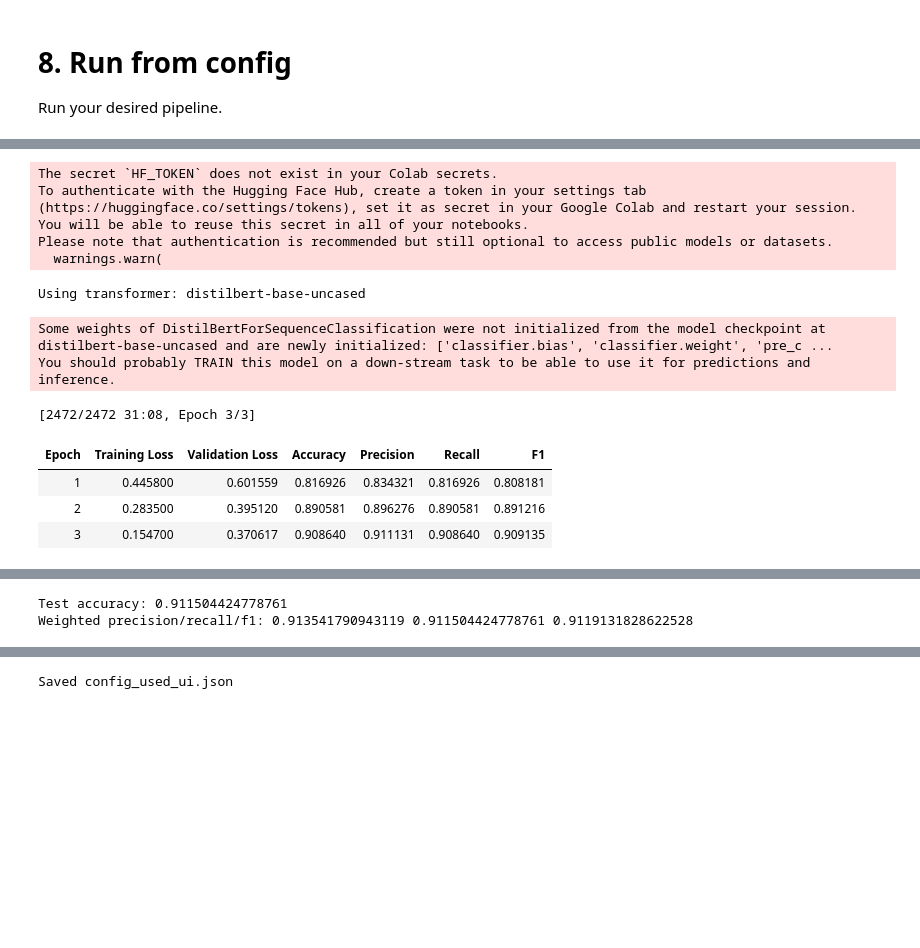
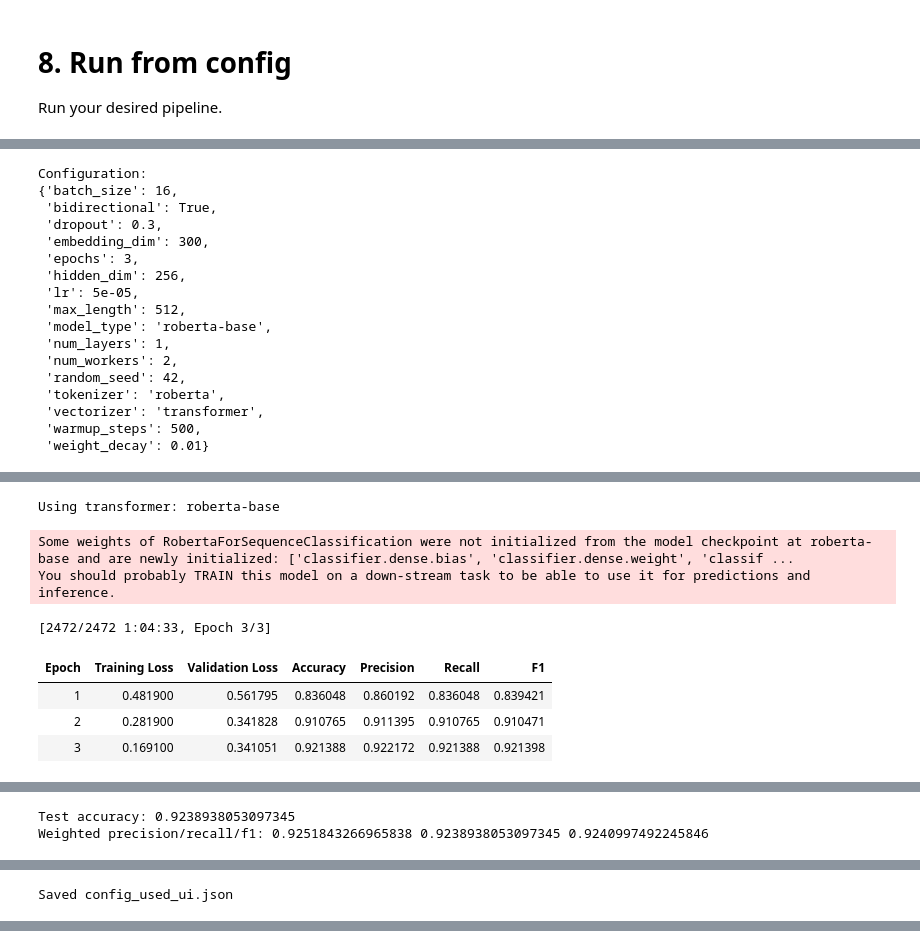
Before and after one commit to broistg/ML-Assignment-DNAC1, a Jupyter notebook: notebooks/BTL2_deep_learning.ipynb, the cells around one changed output, grey strips where cells are left out. Saved outputs shown, nothing was run; the diff lists cells and outputs as text; code cells hidden in the pictures; blank space fills up the shorter version.

Commit message:
remove DL comparison + Train RoBERTa

```diff
--- a/notebooks/BTL2_deep_learning.ipynb
+++ b/notebooks/BTL2_deep_learning.ipynb
@@ -274,8 +281,8 @@ Vocabulary size (stopwords removed): 170470
 ## 3.1.&nbsp;Train/Val/Test split with stratification
 # %%
 # Split dataset into train/val/test sets
-# X = dataset.data
-X = dataset_cleaned
+X = dataset.data
+# X = dataset_cleaned
 y = dataset.target
 
 X_train, X_temp, y_train, y_temp = train_test_split(X, y, test_size=0.3, random_state=RND, stratify=dataset.target)
@@ -715,21 +652,11 @@ def model_comparison(config, X_train, y_train, X_val, y_val, X_test, y_test):
 # 8.&nbsp;Run from config
 Run your desired pipeline.
 # %%
-# Ensure ipywidgets extension works in colab notebook
-try:
-    import google.colab
-    # Colab already supports ipywidgets; nothing special required
-except Exception:
-    pass
-
 # Interactive UI (ipywidgets)
 import ipywidgets as widgets
 from IPython.display import display, clear_output
 
 # Tokenizer, vectorizer, model options (these map to internal names)
-mode_widget =  widgets.Dropdown(options=[('Run Once','run_once'), ('Comparison (not implemented yet)','compare')],
-                                    value='run_once', description='Mode:')
-
 tokenizer_widget = widgets.Dropdown(options=[('Whitespace','whitespace'), ('DistilBERT WordPiece','distilbert'), ('BERT WordPiece','bert'), ('RoBERTa BPE','roberta')],
                                     value='distilbert', description='Tokenizer:')
 
@@ -739,12 +666,12 @@ vectorizer_widget = widgets.Dropdown(options=[('Word2Vec','word2vec'), ('GloVe',
 model_widget = widgets.Dropdown(options=[('LSTM classifier','lstm'), ('DistilBERT fine-tune','distilbert-base-uncased'), ('BERT fine-tune','bert-base-uncased'), ('RoBERTa fine-tune','roberta-base')],
                                 value='distilbert-base-uncased', description='Model:')
 
-lr_widget = widgets.FloatLogSlider(value=2e-5, base=10, min=-6, max=-2, step=0.1, description='LR:')
-epochs_widget = widgets.IntSlider(value=3, min=1, max=10, step=1, description='Epochs:')
+lr_widget = widgets.FloatLogSlider(value=5e-5, base=10, min=-6, max=-2, step=0.1, description='LR:')
+epochs_widget = widgets.IntSlider(value=3, min=1, max=20, step=1, description='Epochs:')
 batch_widget = widgets.IntSlider(value=16, min=4, max=64, step=4, description='Batch size:')
-maxlen_widget = widgets.IntSlider(value=256, min=32, max=1024, step=32, description='Max seq len:')
+maxlen_widget = widgets.IntSlider(value=512, min=32, max=1024, step=32, description='Max seq len:')
 
-run_once_box = widgets.VBox([
+config_box = widgets.VBox([
     tokenizer_widget,
     vectorizer_widget,
     model_widget,
@@ -757,19 +684,10 @@ run_once_box = widgets.VBox([
 run_button = widgets.Button(description='🚀 Run Pipeline', button_style='success')
 output = widgets.Output()
 
-display(mode_widget, run_once_box, run_button, output)
-
-def update_mode(change):
-    if change['new'] == 'compare':
-        run_once_box.layout.display = 'none'
-    elif change['new'] == 'run_once':
-        run_once_box.layout.display = ''
-
-mode_widget.observe(update_mode, names='value')
+display(config_box, run_button, output)
 
 def get_config_from_widgets():
     return {
-        'mode': mode_widget.value,
         'tokenizer': tokenizer_widget.value,
         'vectorizer': vectorizer_widget.value,
         'model_type': model_widget.value,
@@ -794,10 +712,7 @@ def on_run_click(b):
     print('Configuration:')
     pprint(cfg)
     try:
-        if cfg['mode'] == 'compare':
-            model_comparision(cfg, X_train, y_train, X_val, y_val, X_test, y_test)
-        else:
-            main_pipeline(cfg, X_train, y_train, X_val, y_val, X_test, y_test)
+        main_pipeline(cfg, X_train, y_train, X_val, y_val, X_test, y_test)
     except Exception as e:
         import traceback; traceback.print_exc()
 
@@ -808,2 +722,19 @@ VBox(children=(Dropdown(description='Tokenizer:', index=1, options=(('Whitespace
 [interactive output not drawn]
 [interactive output not drawn]
+Configuration:
+{'batch_size': 16,
+ 'bidirectional': True,
+ 'dropout': 0.3,
+ 'embedding_dim': 300,
+ 'epochs': 3,
+ 'hidden_dim': 256,
+ 'lr': 5e-05,
+ 'max_length': 512,
+ 'model_type': 'roberta-base',
+ 'num_layers': 1,
+ 'num_workers': 2,
+ 'random_seed': 42,
+ 'tokenizer': 'roberta',
+ 'vectorizer': 'transformer',
+ 'warmup_steps': 500,
+ 'weight_decay': 0.01}
@@ -828,14 +746,11 @@ Configuration:
-The secret `HF_TOKEN` does not exist in your Colab secrets.
-To authenticate with the Hugging Face Hub, create a token in your settings tab (https://huggingface.co/settings/tokens), set it as secret in your Google Colab and restart your session.
-You will be able to reuse this secret in all of your notebooks.
-Please note that authentication is recommended but still optional to access public models or datasets.
-  warnings.warn(
+Using transformer: roberta-base
-Using transformer: distilbert-base-uncased
+Some weights of RobertaForSequenceClassification were not initialized from the model checkpoint at roberta-base and are newly initialized: ['classifier.dense.bias', 'classifier.dense.weight', 'classif ...
+You should probably TRAIN this model on a down-stream task to be able to use it for predictions and inference.
-Some weights of DistilBertForSequenceClassification were not initialized from the model checkpoint at distilbert-base-uncased and are newly initialized: ['classifier.bias', 'classifier.weight', 'pre_c ...
-You should probably TRAIN this model on a down-stream task to be able to use it for predictions and inference.
+[2472/2472 1:04:33, Epoch 3/3]
-[2472/2472 31:08, Epoch 3/3]
 | Epoch | Training Loss | Validation Loss | Accuracy | Precision | Recall | F1 |
-| 1 | 0.445800 | 0.601559 | 0.816926 | 0.834321 | 0.816926 | 0.808181 |
-| 2 | 0.283500 | 0.395120 | 0.890581 | 0.896276 | 0.890581 | 0.891216 |
-| 3 | 0.154700 | 0.370617 | 0.908640 | 0.911131 | 0.908640 | 0.909135 |
+| 1 | 0.481900 | 0.561795 | 0.836048 | 0.860192 | 0.836048 | 0.839421 |
+| 2 | 0.281900 | 0.341828 | 0.910765 | 0.911395 | 0.910765 | 0.910471 |
+| 3 | 0.169100 | 0.341051 | 0.921388 | 0.922172 | 0.921388 | 0.921398 |
 [interactive output not drawn]
+Test accuracy: 0.9238938053097345
+Weighted precision/recall/f1: 0.9251843266965838 0.9238938053097345 0.9240997492245846
@@ -842,2 +758 @@ You should probably TRAIN this model on a down-stream task to be able to use it
-Test accuracy: 0.911504424778761
-Weighted precision/recall/f1: 0.913541790943119 0.911504424778761 0.9119131828622528
+Saved config_used_ui.json
@@ -845 +758,0 @@ Weighted precision/recall/f1: 0.913541790943119 0.911504424778761 0.911913182862
-Saved config_used_ui.json
```
Also changed, not shown: parts of 9 cells of this notebook.
